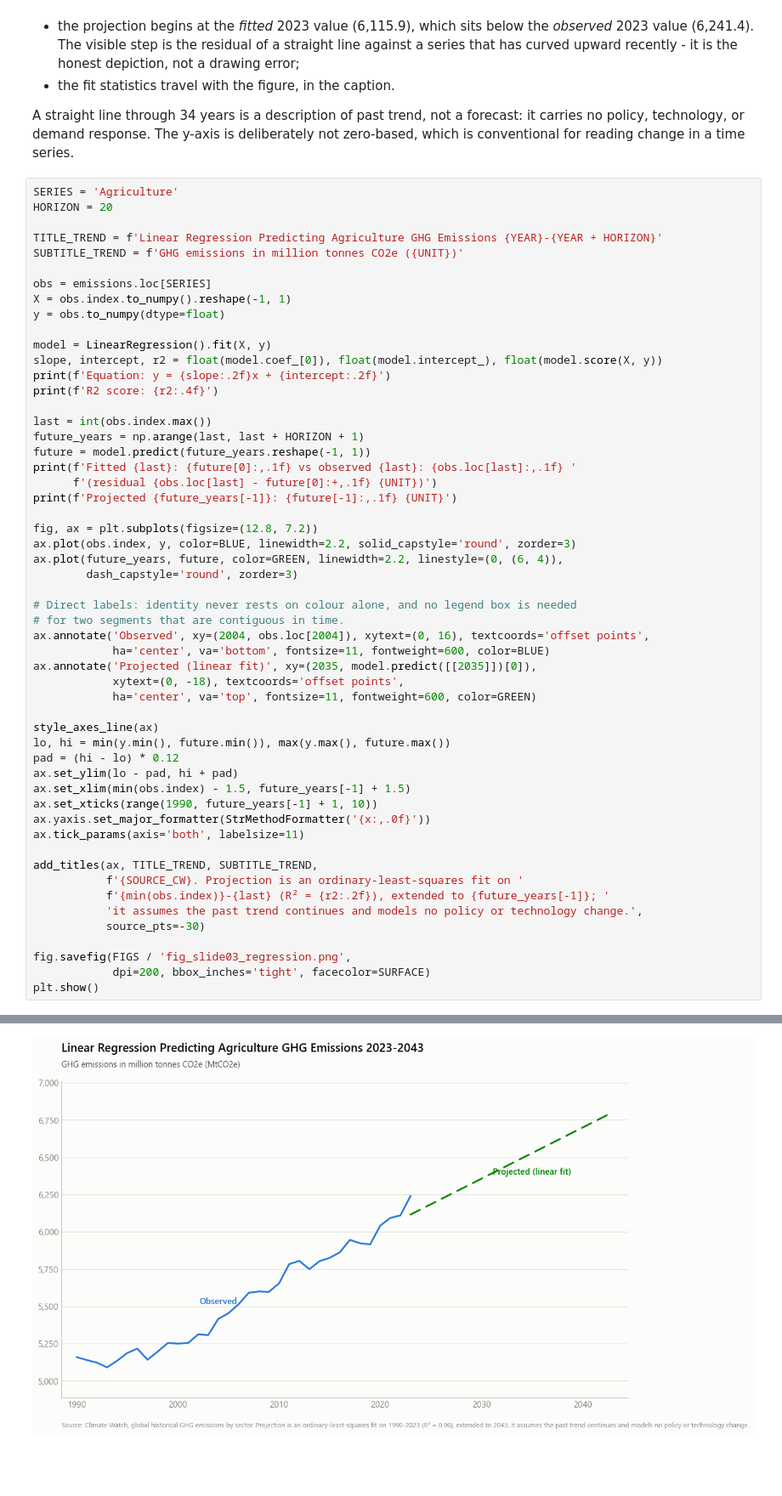
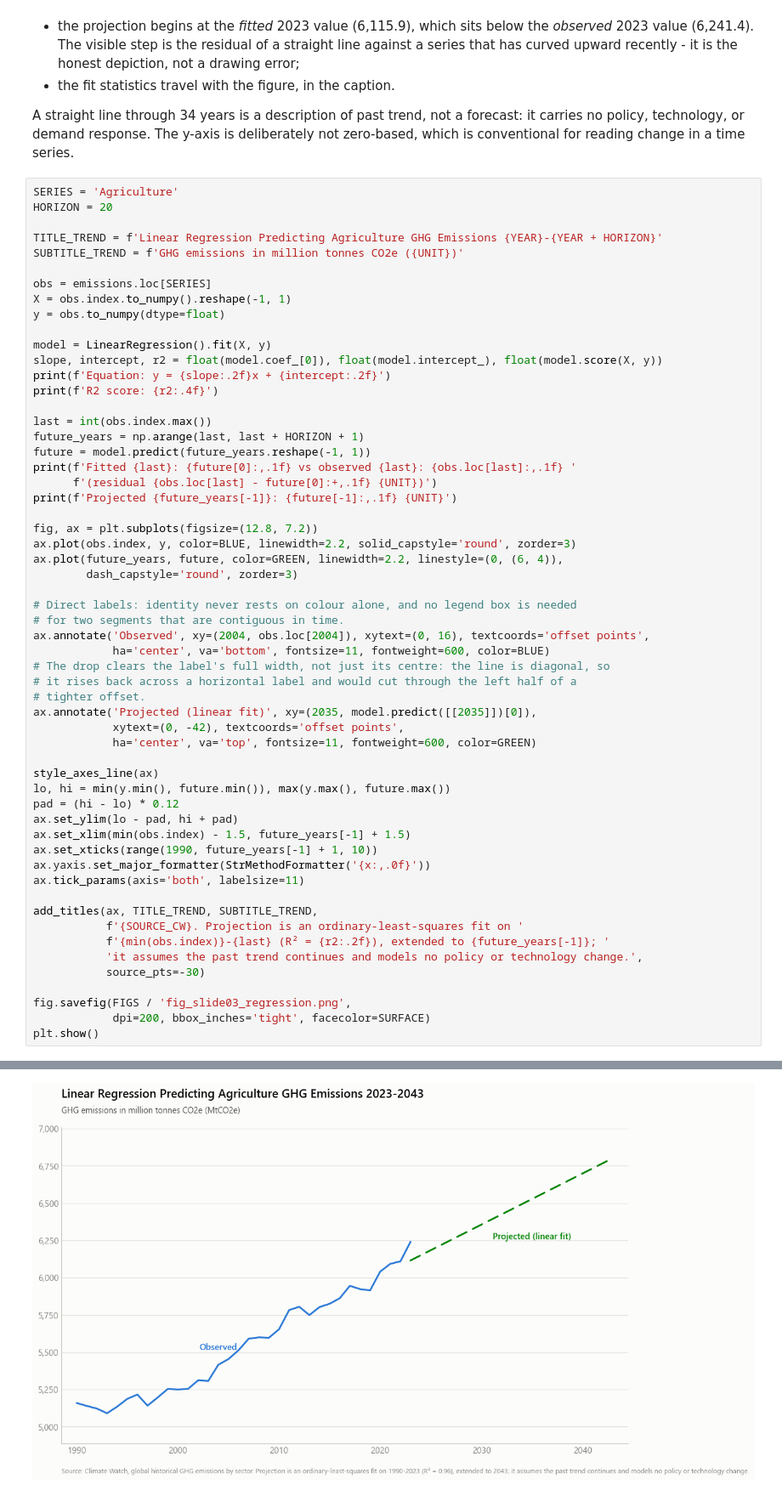
Before and after one commit to dombondyra/JH-2026-Final-Project, a Jupyter notebook: notebooks/02_sector_content_w_figures.ipynb, the cells around one changed output, grey strips where cells are left out. Shown at 85% size. Cells and saved outputs as stored; diff of their text form; blank space fills up the shorter version.

```diff
--- a/notebooks/02_sector_content_w_figures.ipynb
+++ b/notebooks/02_sector_content_w_figures.ipynb
@@ -283,32 +283,35 @@ ax.plot(future_years, future, color=GREEN, linewidth=2.2, linestyle=(0, (6, 4)),
 # Direct labels: identity never rests on colour alone, and no legend box is needed
 # for two segments that are contiguous in time.
 ax.annotate('Observed', xy=(2004, obs.loc[2004]), xytext=(0, 16), textcoords='offset points',
             ha='center', va='bottom', fontsize=11, fontweight=600, color=BLUE)
+# The drop clears the label's full width, not just its centre: the line is diagonal, so
+# it rises back across a horizontal label and would cut through the left half of a
+# tighter offset.
 ax.annotate('Projected (linear fit)', xy=(2035, model.predict([[2035]])[0]),
-            xytext=(0, -18), textcoords='offset points',
+            xytext=(0, -42), textcoords='offset points',
             ha='center', va='top', fontsize=11, fontweight=600, color=GREEN)
 
 style_axes_line(ax)
 lo, hi = min(y.min(), future.min()), max(y.max(), future.max())
 pad = (hi - lo) * 0.12
 ax.set_ylim(lo - pad, hi + pad)
 ax.set_xlim(min(obs.index) - 1.5, future_years[-1] + 1.5)
 ax.set_xticks(range(1990, future_years[-1] + 1, 10))
 ax.yaxis.set_major_formatter(StrMethodFormatter('{x:,.0f}'))
 ax.tick_params(axis='both', labelsize=11)
 
 add_titles(ax, TITLE_TREND, SUBTITLE_TREND,
            f'{SOURCE_CW}. Projection is an ordinary-least-squares fit on '
            f'{min(obs.index)}-{last} (R² = {r2:.2f}), extended to {future_years[-1]}; '
            'it assumes the past trend continues and models no policy or technology change.',
            source_pts=-30)
 
 fig.savefig(FIGS / 'fig_slide03_regression.png',
             dpi=200, bbox_inches='tight', facecolor=SURFACE)
 plt.show()
 # %% [output]
 Equation: y = 34.33x + -63325.01
 R2 score: 0.9630
 Fitted 2023: 6,115.9 vs observed 2023: 6,241.4 (residual +125.5 MtCO2e)
 Projected 2043: 6,802.4 MtCO2e
-[figure, old version]
+[figure, new version]
```
Also changed, not shown: 1 other file.
